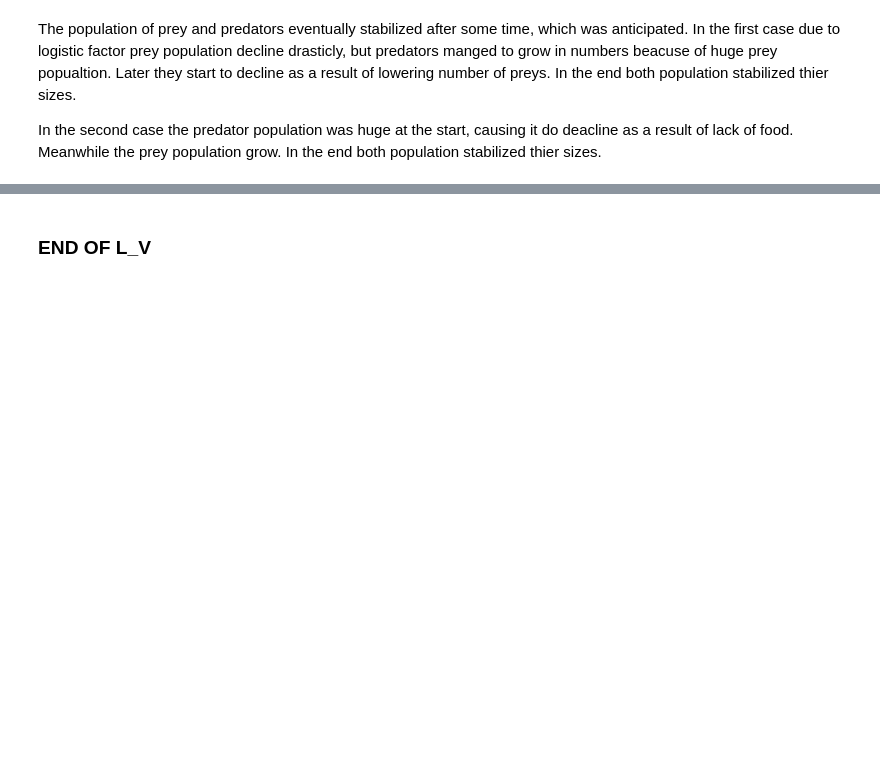
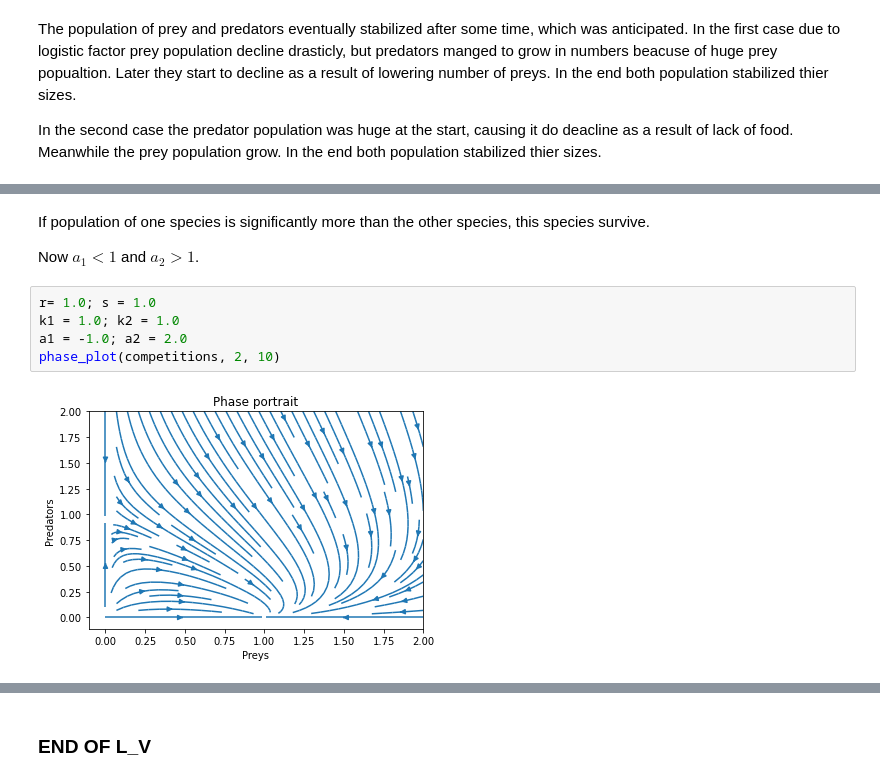
Before and after one commit to Deneverhad/Lotka, a Jupyter notebook: Lotka-Voltera.ipynb, the cells around one changed output, grey strips where cells are left out. Saved outputs shown, nothing was run; the diff lists cells and outputs as text; blank space fills up the shorter version.

```diff
--- a/Lotka-Voltera.ipynb
+++ b/Lotka-Voltera.ipynb
@@ -222,0 +228,11 @@ phase_plot(functions, 1, 10)
+# %% [markdown]
+If population of one species is significantly more than the other species, this species survive.
+
+Now $ a_1 < 1 $ and $ a_2 > 1 $.
+# %%
+r= 1.0; s = 1.0
+k1 = 1.0; k2 = 1.0
+a1 = -1.0; a2 = 2.0
+phase_plot(competitions, 2, 10)
+# %% [output]
+[figure, added]
```
Also changed, not shown: parts of 20 cells of this notebook.
